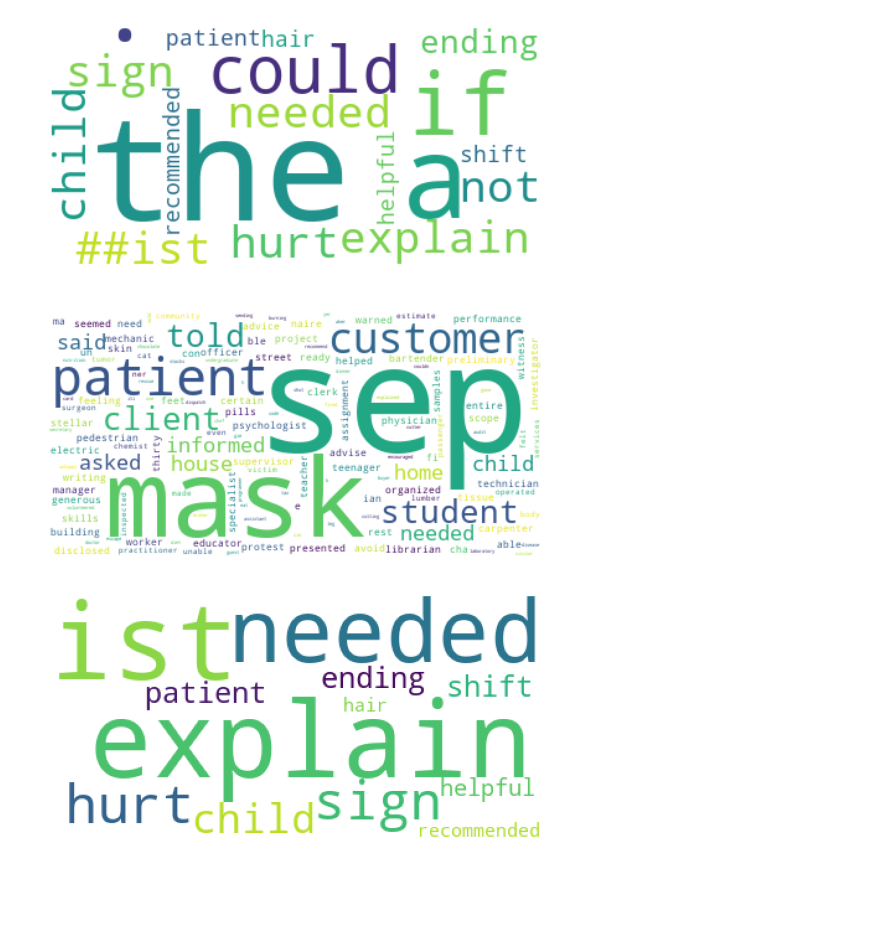
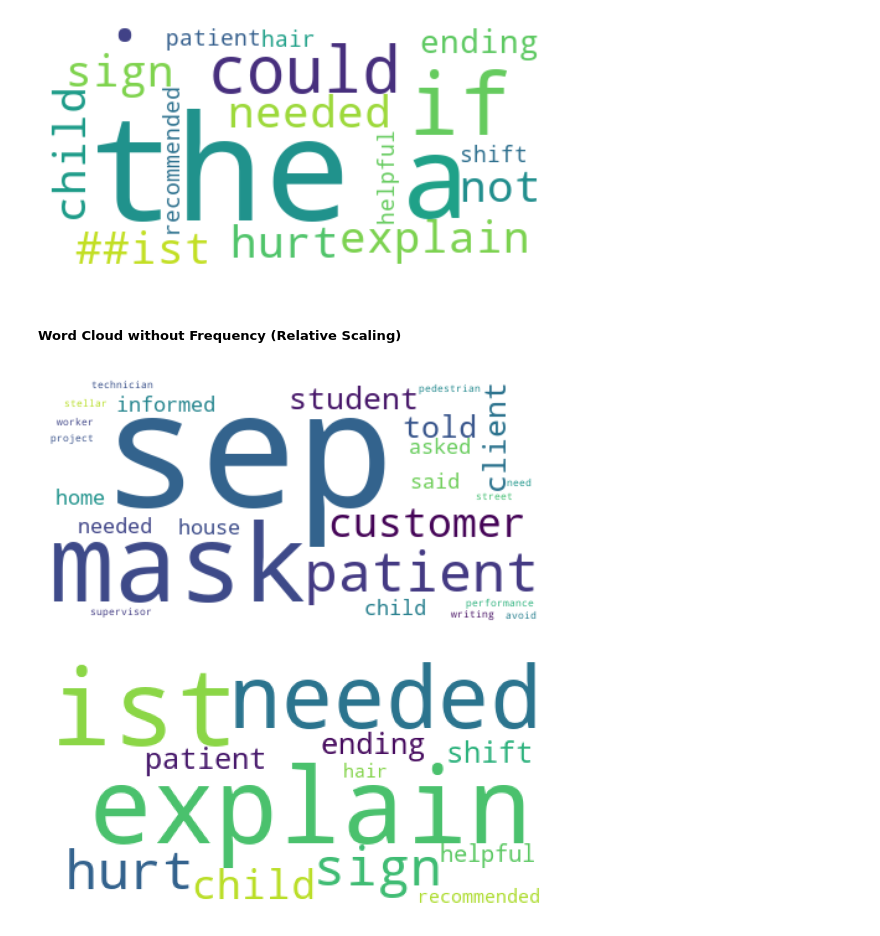
Before and after one commit to msakthiganesh/FairNLP, a Jupyter notebook: fairnlp/Quantifying_AllenNLP_5.ipynb, the cells around one changed output. Saved outputs shown, nothing was run; the diff lists cells and outputs as text; code cells hidden in the pictures; blank space fills up the shorter version.

```diff
--- a/fairnlp/Quantifying_AllenNLP_5.ipynb
+++ b/fairnlp/Quantifying_AllenNLP_5.ipynb
@@ -510,16 +514,21 @@ plt.axis("off")
 plt.show()
 # %% [output]
 [figure]
+# %% [markdown]
+##### Word Cloud without Frequency (Relative Scaling)
 # %%
-wordcloud = WordCloud(stopwords=stopwords, background_color="white", relative_scaling=1).generate(important_male_text)
+wordcloud = WordCloud(stopwords=stopwords,
+                      background_color="white",
+                      relative_scaling=1,
+                      max_words = 25).generate(important_male_text) # Remove max_words to include all words
 
 # Display the generated image:
 # the matplotlib way:
 plt.imshow(wordcloud, interpolation='bilinear')
 plt.axis("off")
 plt.show()
 # %% [output]
-[figure, old version]
+[figure, new version]
 # %%
 wordcloud = WordCloud(stopwords=stopwords, background_color="white", relative_scaling=1).generate(important_female_text)
 
```
Also changed, not shown: parts of 7 cells of this notebook.
